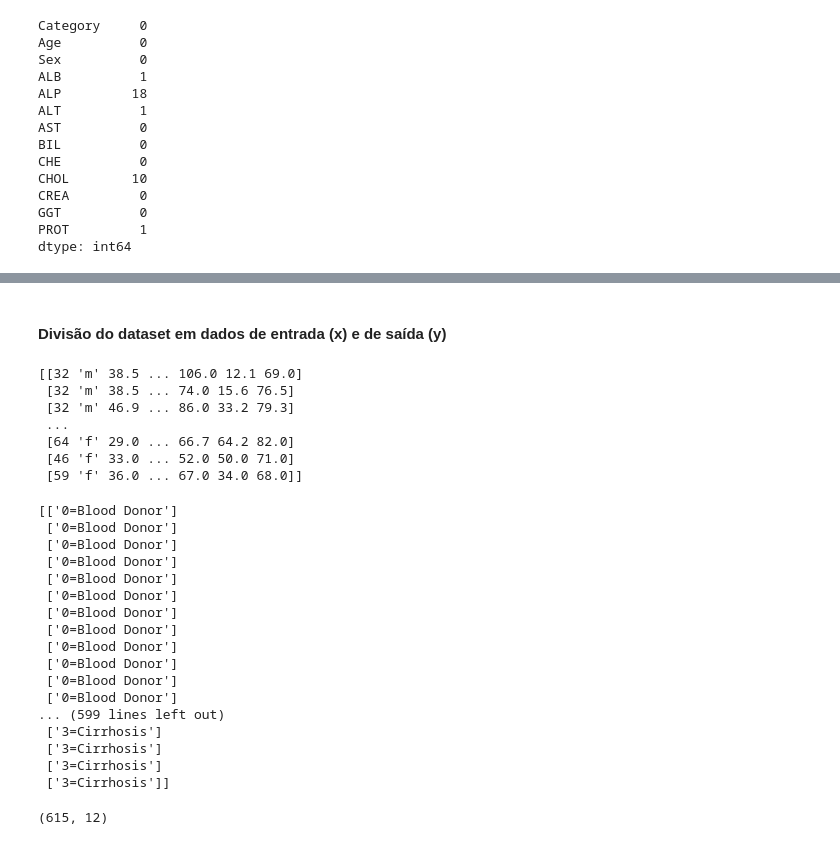
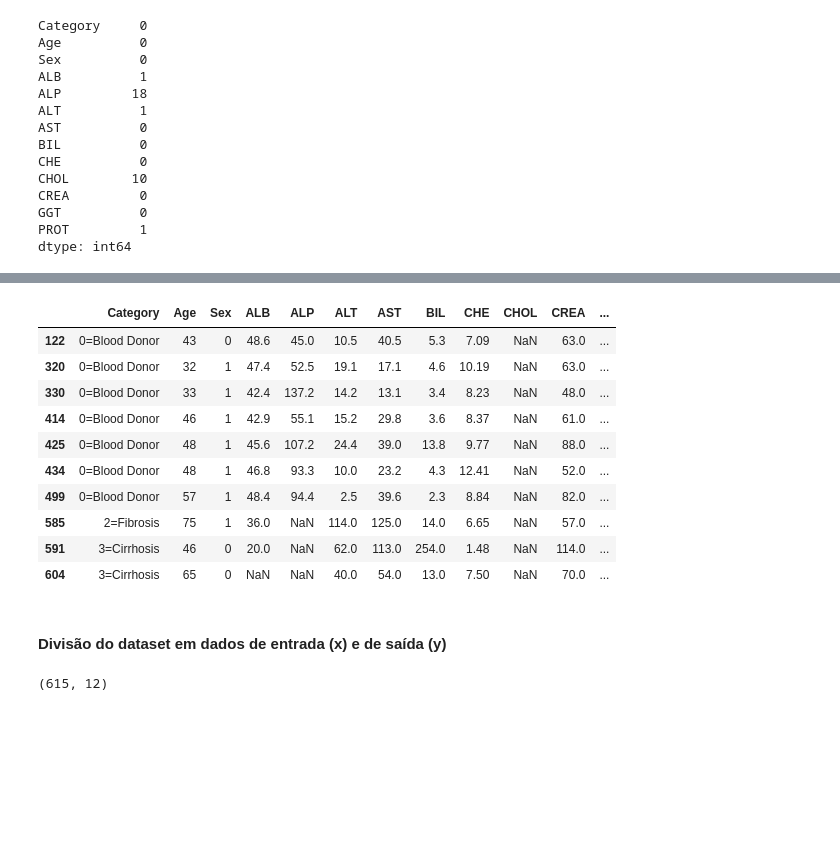
Before and after one commit to SarahToscano/Artificial-Intelligence, a Jupyter notebook: ia2.ipynb, the cells around one changed output, grey strips where cells are left out. Drawn from its saved outputs; the diff is of its cells as text; code cells hidden in the pictures; blank space fills up the shorter version.

```diff
--- a/ia2.ipynb
+++ b/ia2.ipynb
@@ -41,37 +89,23 @@ dtype: int64
+# %%
+dataset.query("CHOL.isnull()", engine='python')
+# %% [output]
+|  | Category | Age | Sex | ALB | ALP | ALT | AST | BIL | CHE | CHOL | CREA | ... |
+| 122 | 0=Blood Donor | 43 | 0 | 48.6 | 45.0 | 10.5 | 40.5 | 5.3 | 7.09 | NaN | 63.0 | ... |
+| 320 | 0=Blood Donor | 32 | 1 | 47.4 | 52.5 | 19.1 | 17.1 | 4.6 | 10.19 | NaN | 63.0 | ... |
+| 330 | 0=Blood Donor | 33 | 1 | 42.4 | 137.2 | 14.2 | 13.1 | 3.4 | 8.23 | NaN | 48.0 | ... |
+| 414 | 0=Blood Donor | 46 | 1 | 42.9 | 55.1 | 15.2 | 29.8 | 3.6 | 8.37 | NaN | 61.0 | ... |
+| 425 | 0=Blood Donor | 48 | 1 | 45.6 | 107.2 | 24.4 | 39.0 | 13.8 | 9.77 | NaN | 88.0 | ... |
+| 434 | 0=Blood Donor | 48 | 1 | 46.8 | 93.3 | 10.0 | 23.2 | 4.3 | 12.41 | NaN | 52.0 | ... |
+| 499 | 0=Blood Donor | 57 | 1 | 48.4 | 94.4 | 2.5 | 39.6 | 2.3 | 8.84 | NaN | 82.0 | ... |
+| 585 | 2=Fibrosis | 75 | 1 | 36.0 | NaN | 114.0 | 125.0 | 14.0 | 6.65 | NaN | 57.0 | ... |
+| 591 | 3=Cirrhosis | 46 | 0 | 20.0 | NaN | 62.0 | 113.0 | 254.0 | 1.48 | NaN | 114.0 | ... |
+| 604 | 3=Cirrhosis | 65 | 0 | NaN | NaN | 40.0 | 54.0 | 13.0 | 7.50 | NaN | 70.0 | ... |
 # %% [markdown]
 #### Divisão do dataset em dados de entrada (x) e de saída (y)
 # %%
 x = dataset.iloc[:, 1:].values
-print(x)
-# %% [output]
-[[32 'm' 38.5 ... 106.0 12.1 69.0]
- [32 'm' 38.5 ... 74.0 15.6 76.5]
- [32 'm' 46.9 ... 86.0 33.2 79.3]
- ...
- [64 'f' 29.0 ... 66.7 64.2 82.0]
- [46 'f' 33.0 ... 52.0 50.0 71.0]
- [59 'f' 36.0 ... 67.0 34.0 68.0]]
 # %%
 y = dataset.iloc[:, 0:1].values
-print(y)
-# %% [output]
-[['0=Blood Donor']
- ['0=Blood Donor']
- ['0=Blood Donor']
- ['0=Blood Donor']
- ['0=Blood Donor']
- ['0=Blood Donor']
- ['0=Blood Donor']
- ['0=Blood Donor']
- ['0=Blood Donor']
- ['0=Blood Donor']
- ['0=Blood Donor']
- ['0=Blood Donor']
-... (599 lines left out)
- ['3=Cirrhosis']
- ['3=Cirrhosis']
- ['3=Cirrhosis']
- ['3=Cirrhosis']]
 # %%
 #dimensão dos dados
 x.shape
```
Also changed, not shown: parts of 32 cells of this notebook.
